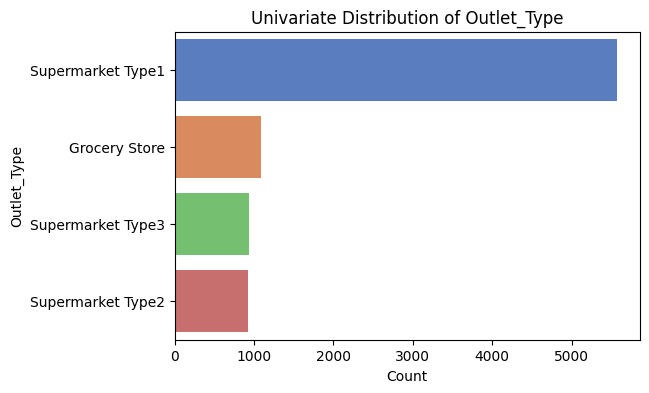
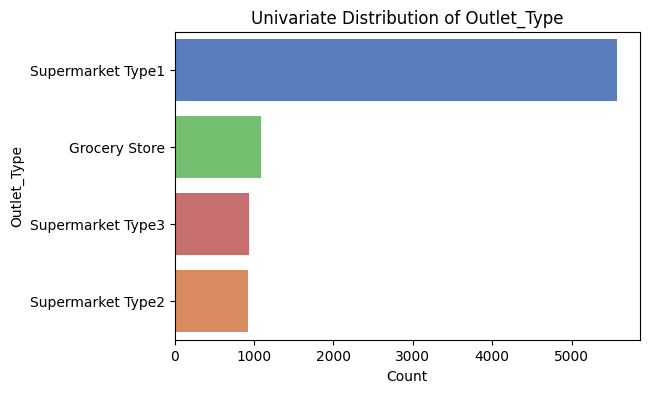
The notebook cell's code change between the first figure and the second:
--- before
+++ after
@@ -1,5 +1,5 @@
 # 1. Univariate Visualization: Distribution of Outlet_Type classes
 plt.figure(figsize=(6, 4))
-sns.countplot(data=df, y='Outlet_Type', order=df['Outlet_Type'].value_counts().index, palette='muted')
+sns.countplot(data=df, y='Outlet_Type', order=df['Outlet_Type'].value_counts().index,  hue='Outlet_Type', palette='muted', legend=False)
 plt.title('Univariate Distribution of Outlet_Type')
 plt.xlabel('Count')

Commit: Created using Colab